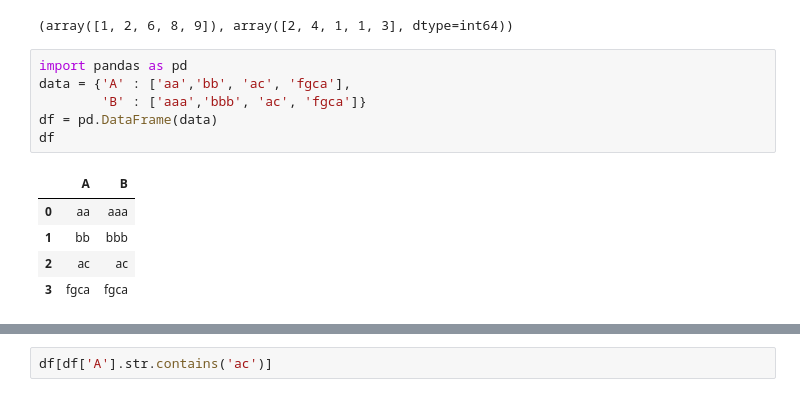
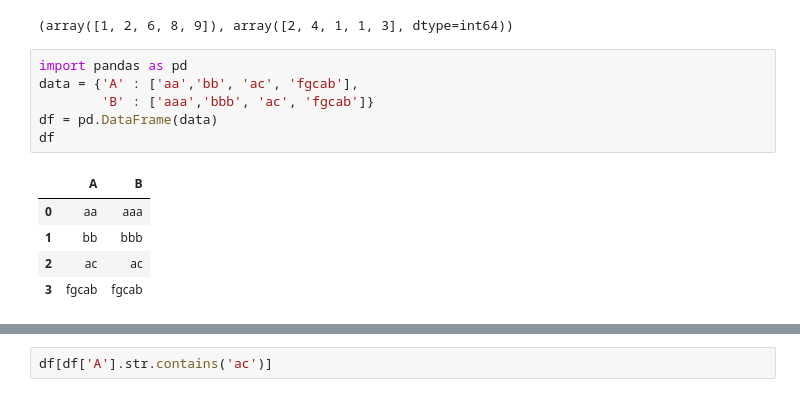
Before and after one commit to AbhishekMaity001/Python-Code-Snippets, a Jupyter notebook: Numpy101.ipynb, the cells around one changed output, grey strips where cells are left out. Cells and saved outputs as stored; diff of their text form.

```diff
--- a/Numpy101.ipynb
+++ b/Numpy101.ipynb
@@ -393,13 +393,13 @@ np.unique(rp, return_counts=True)
 (array([1, 2, 6, 8, 9]), array([2, 4, 1, 1, 3], dtype=int64))
 # %%
 import pandas as pd
-data = {'A' : ['aa','bb', 'ac', 'fgca'],
-        'B' : ['aaa','bbb', 'ac', 'fgca']}
+data = {'A' : ['aa','bb', 'ac', 'fgcab'],
+        'B' : ['aaa','bbb', 'ac', 'fgcab']}
 df = pd.DataFrame(data)
 df
 # %% [output]
 |  | A | B |
 | 0 | aa | aaa |
 | 1 | bb | bbb |
 | 2 | ac | ac |
-| 3 | fgca | fgca |
+| 3 | fgcab | fgcab |
```
Also changed, not shown: parts of 2 cells of this notebook.
